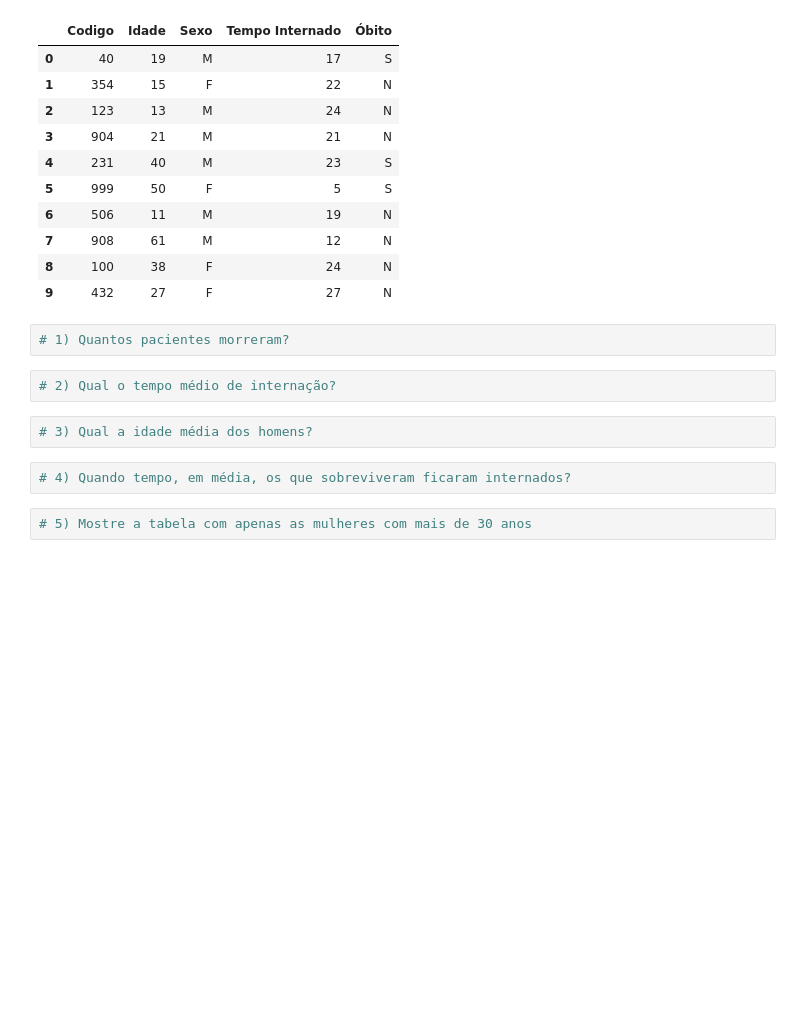
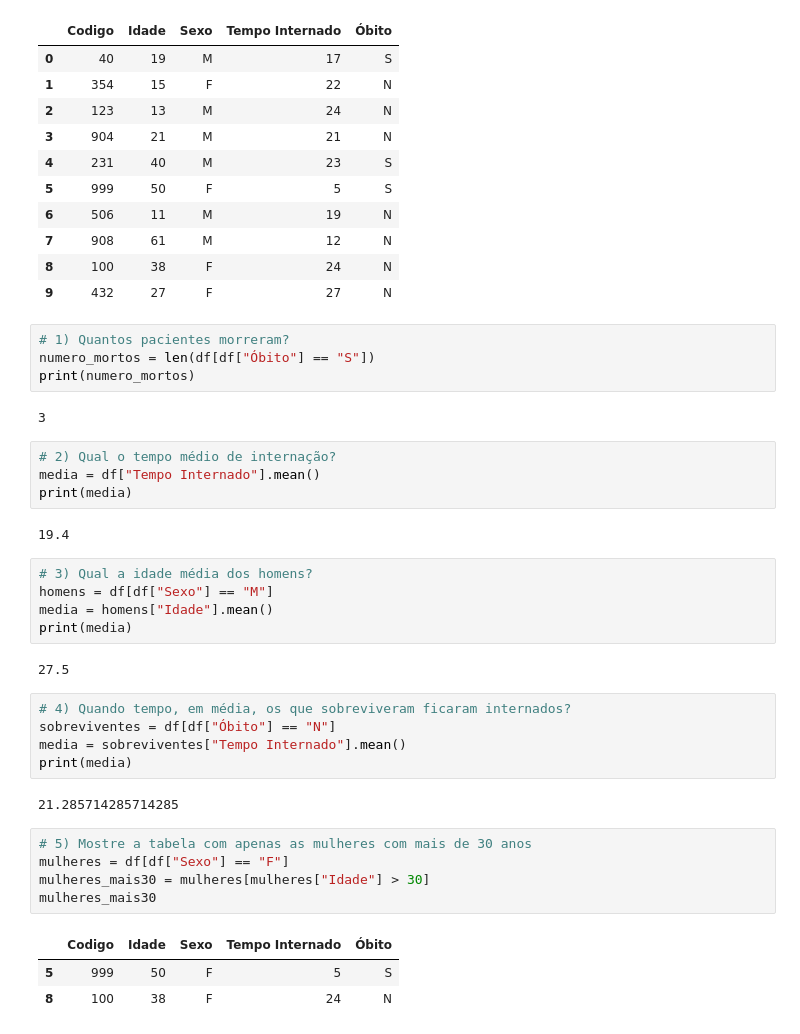
Before and after one commit to robertotomchak/imigrantesavancado, a Jupyter notebook: Aula7.ipynb, the cells around one changed output. Drawn from its saved outputs; the diff is of its cells as text; blank space fills up the shorter version.

```diff
--- a/Aula7.ipynb
+++ b/Aula7.ipynb
@@ -105,11 +156,36 @@ df
 | 9 | 432 | 27 | F | 27 | N |
 # %%
 # 1) Quantos pacientes morreram?
+numero_mortos = len(df[df["Óbito"] == "S"])
+print(numero_mortos)
+# %% [output]
+3
 # %%
 # 2) Qual o tempo médio de internação?
+media = df["Tempo Internado"].mean()
+print(media)
+# %% [output]
+19.4
 # %%
 # 3) Qual a idade média dos homens?
+homens = df[df["Sexo"] == "M"]
+media = homens["Idade"].mean()
+print(media)
+# %% [output]
+27.5
 # %%
 # 4) Quando tempo, em média, os que sobreviveram ficaram internados?
+sobreviventes = df[df["Óbito"] == "N"]
+media = sobreviventes["Tempo Internado"].mean()
+print(media)
+# %% [output]
+21.285714285714285
 # %%
 # 5) Mostre a tabela com apenas as mulheres com mais de 30 anos
+mulheres = df[df["Sexo"] == "F"]
+mulheres_mais30 = mulheres[mulheres["Idade"] > 30]
+mulheres_mais30
+# %% [output]
+|  | Codigo | Idade | Sexo | Tempo Internado | Óbito |
+| 5 | 999 | 50 | F | 5 | S |
+| 8 | 100 | 38 | F | 24 | N |
```
Also changed, not shown: parts of 10 cells of this notebook.
